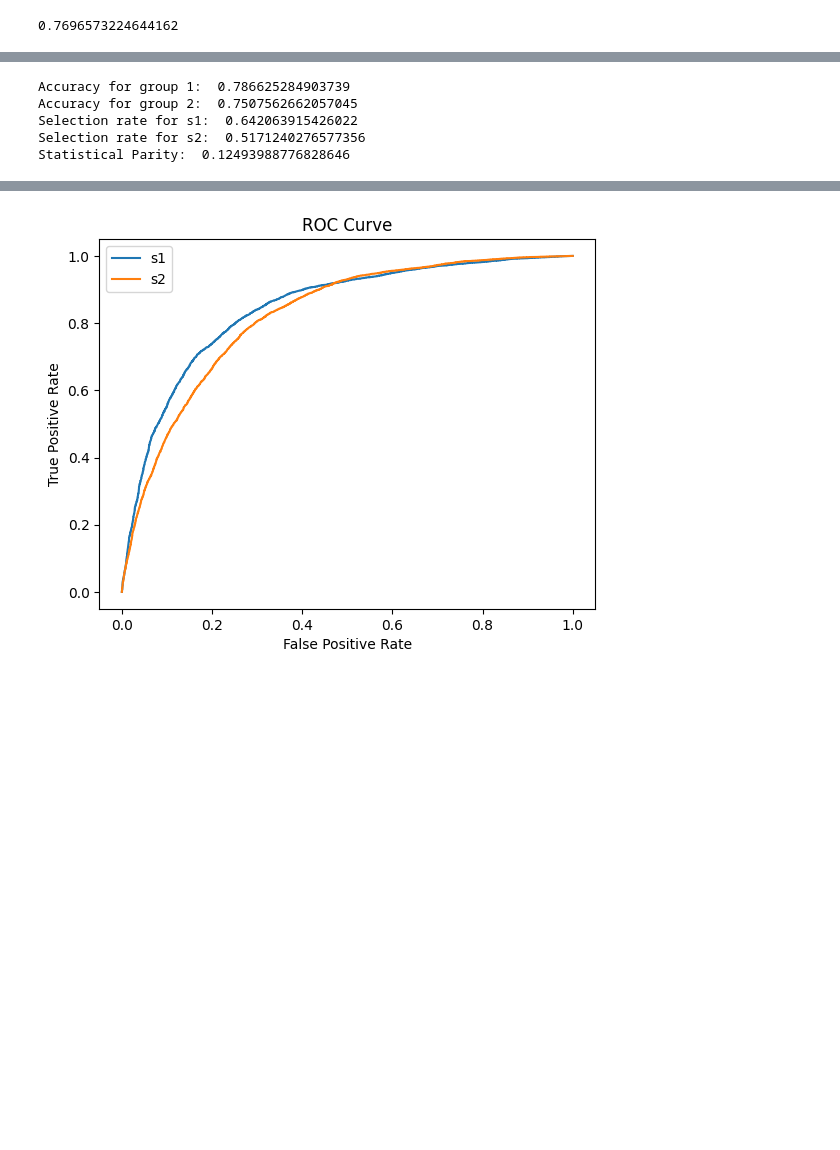
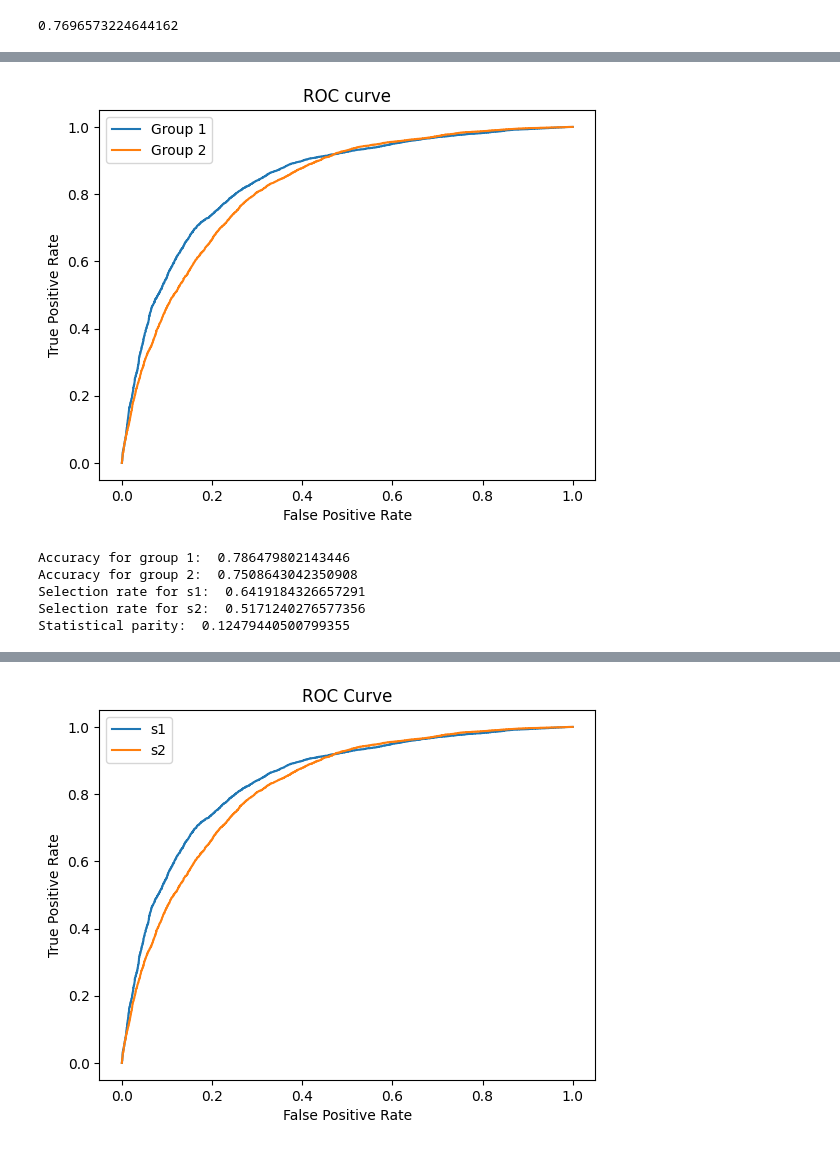
Before and after one commit to Steinar-Slette/AF_mandatory, a Jupyter notebook: notebooks/logistic_regression.ipynb, the cells around one changed output, grey strips where cells are left out. Cells and saved outputs as stored; diff of their text form; code cells hidden in the pictures; blank space fills up the shorter version.

```diff
--- a/notebooks/logistic_regression.ipynb
+++ b/notebooks/logistic_regression.ipynb
@@ -101,31 +98,0 @@ X_test.loc[X_test["SEX_2"]]
-# %%
-X_test = X_test.reset_index(drop=True)
-s2 = X_test.query("SEX_2 == True")
-s1 = X_test.query("SEX_2 == False")
-
-true_s1 = []
-for i in s1.index:
-    true_s1.append(y_test[i])
-true_s2 = []
-for i in s2.index:
-    true_s2.append(y_test[i])
-
-preds_s2 = model.predict(s2)
-preds_s1 = model.predict(s1)
-
-statistical_parity = np.mean(preds_s1) - np.mean(preds_s2)
-# Compare outcomes across groups
-print("Accuracy for group 1: ", accuracy_score(true_s1, preds_s1))
-print("Accuracy for group 2: ", accuracy_score(true_s2, preds_s2))
-fpr1, tpr1, thresholds1 = roc_curve(true_s1, preds_s1)
-fpr2, tpr2, thresholds2 = roc_curve(true_s2, preds_s2)
-
-print('Selection rate for s1: ', np.sum(preds_s1)/len(preds_s1))
-print('Selection rate for s2: ', np.sum(preds_s2)/len(preds_s2))
-print('Statistical Parity: ', statistical_parity)
-# %% [output]
-Accuracy for group 1:  0.786625284903739
-Accuracy for group 2:  0.7507562662057045
-Selection rate for s1:  0.642063915426022
-Selection rate for s2:  0.5171240276577356
-Statistical Parity:  0.12493988776828646
@@ -131,0 +130,48 @@ Statistical Parity:  0.12493988776828646
+# %%
+rf_args = {
+    'n_estimators': 100, # changed from 100
+    'max_depth' : 10, #changed from 10
+    'min_samples_split': 2, #changed from 2
+    'min_samples_leaf': 2, #changed from 2
+    'random_state': 0
+}
+lr_model = LogisticRegression(max_iter=5000, penalty= "l2", C= 0.8497534359086438, tol=1e-4, solver = "saga", random_state=0)
+p1 = make_pipeline(RandomForestClassifier(**rf_args))
+p2 = make_pipeline(lr_model)
+# %%
+p2_done = evaluate_pipeline(p2, X_train, y_train, X_test, y_test, 0.5, 0.5)
+
+plt.plot(fpr1, tpr1, label='Group 1')
+plt.plot(fpr2, tpr2, label='Group 2')
+plt.xlabel('False Positive Rate')
+plt.ylabel('True Positive Rate')
+plt.title('ROC curve')
+plt.legend(loc='best')
+plt.show()
+# Calculate Youden's J statistic for each model
+youden_j1 = tpr1 - fpr1
+optimal_threshold_index1 = np.argmax(youden_j1)
+optimal_threshold1 = thresholds1[optimal_threshold_index1]
+
+youden_j2 = tpr2 - fpr2
+optimal_threshold_index2 = np.argmax(youden_j2)
+optimal_threshold2 = thresholds2[optimal_threshold_index2]
+preds_s1 = scores_s1 > 0.5 # 0.66 best
+preds_s2 = scores_s2 > 0.5 # 0.4756088801681863 best
+
+print("Accuracy for group 1: ", accuracy_score(true_s1, preds_s1))
+print("Accuracy for group 2: ", accuracy_score(true_s2, preds_s2))
+
+print('Selection rate for s1: ', np.sum(preds_s1)/len(s1))
+print('Selection rate for s2: ', np.sum(preds_s2)/len(s2))
+
+sp1 = np.sum(preds_s1)/len(s1)
+sp2 = np.sum(preds_s2)/len(s2)
+print('Statistical parity: ', abs(sp1 - sp2))
+# %% [output]
+[figure, added]
+Accuracy for group 1:  0.786479802143446
+Accuracy for group 2:  0.7508643042350908
+Selection rate for s1:  0.6419184326657291
+Selection rate for s2:  0.5171240276577356
+Statistical parity:  0.12479440500799355
```
Also changed, not shown: parts of 17 cells of this notebook.
